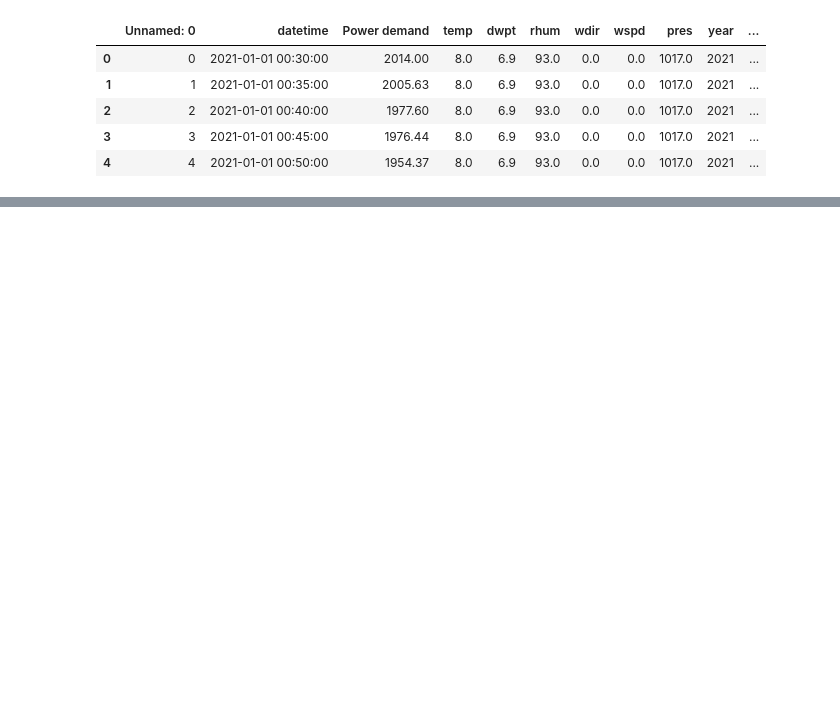
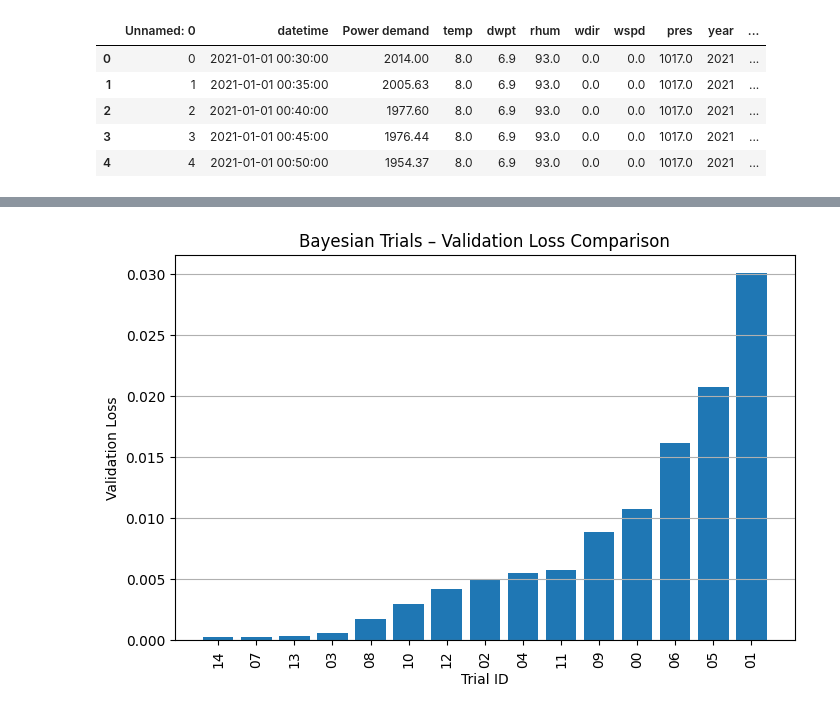
Before and after one commit to Danieljoshua720/Electricity-demand-forecasting-AIML, a Jupyter notebook: GRU.ipynb, the cells around one changed output, grey strips where cells are left out. Drawn from its saved outputs; the diff is of its cells as text; code cells hidden in the pictures; blank space fills up the shorter version.

```diff
--- a/GRU.ipynb
+++ b/GRU.ipynb
@@ -568,3 +512,27 @@ plt.show()
+# %%
+import pandas as pd
+
+trial_data = []
+
+for t in trial_ids:
+    trial = trials[t]
+    trial_data.append({
+        "trial": t,
+        "val_loss": trial.metrics.get_best_value("val_loss")
+    })
+
+trial_df = pd.DataFrame(trial_data).sort_values("val_loss")
+
+plt.figure(figsize=(8,5))
+plt.bar(trial_df["trial"], trial_df["val_loss"])
+plt.xticks(rotation=90)
+plt.xlabel("Trial ID")
+plt.ylabel("Validation Loss")
+plt.title("Bayesian Trials – Validation Loss Comparison")
+plt.grid(axis="y")
+plt.show()
+# %% [output]
+[figure, added]
 # %%
 import pandas as pd
 
```
Also changed, not shown: parts of 29 cells of this notebook.
